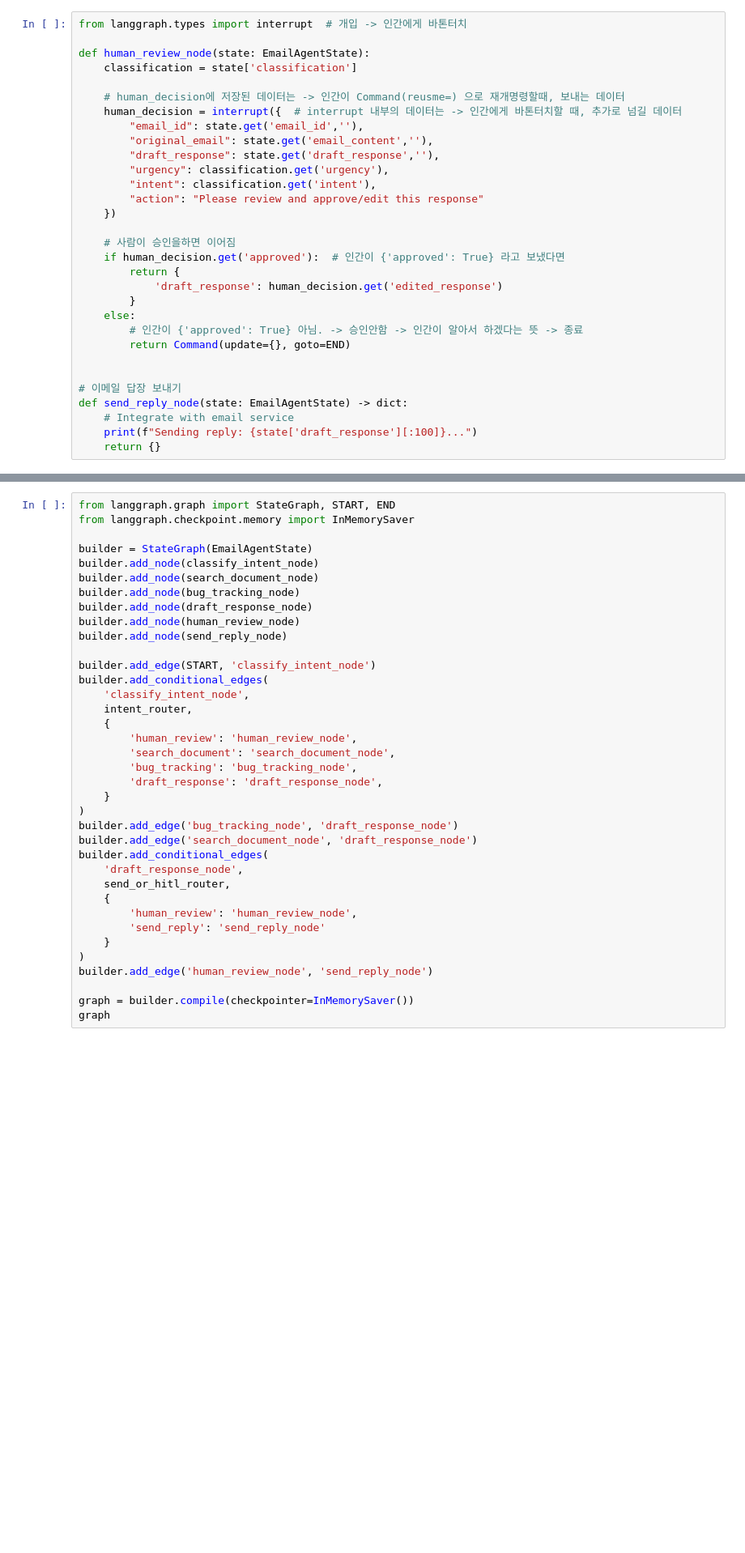
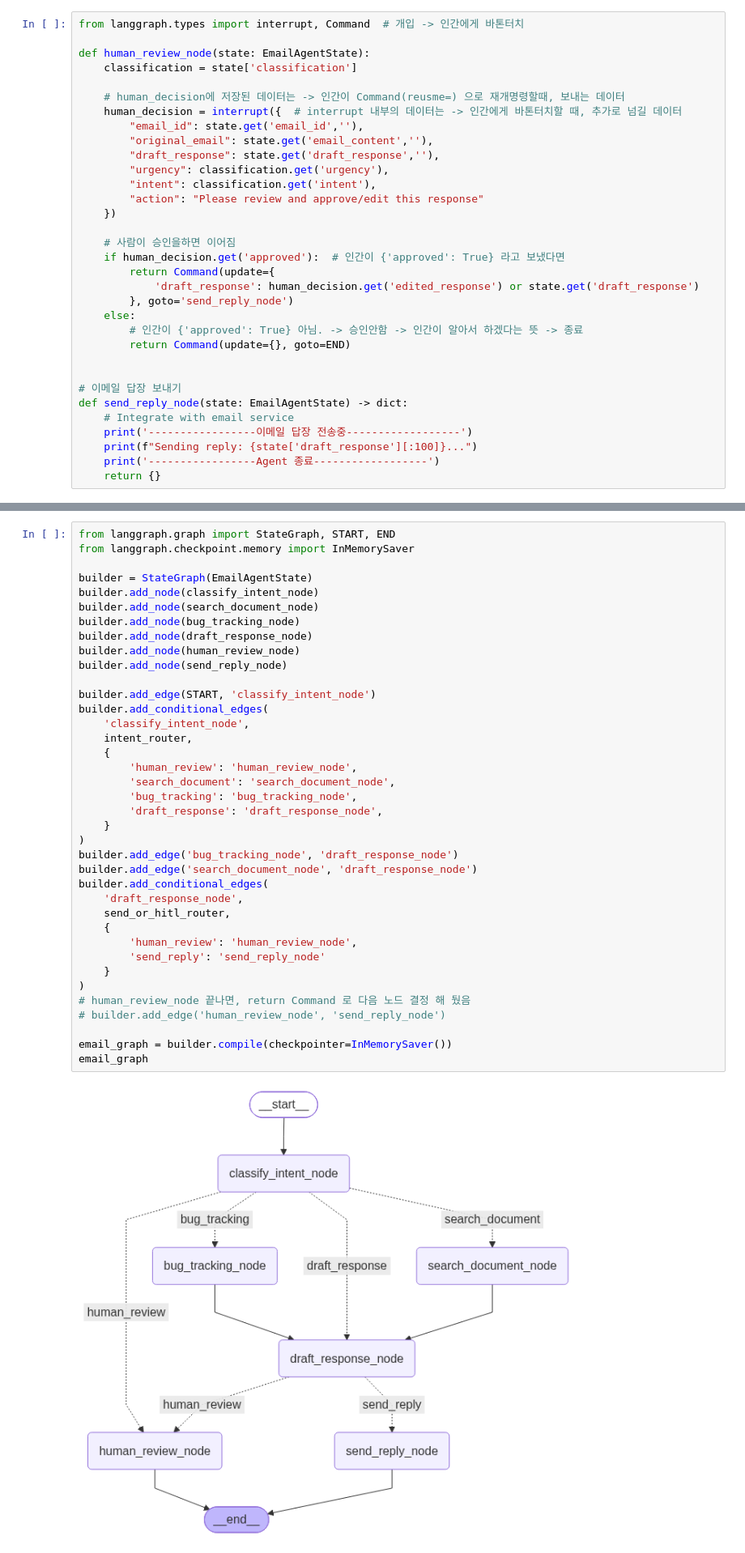
Before and after one commit to verba-neo/gaida-3, a Jupyter notebook: 04-langchain/05_plan_build.ipynb, the cells around one changed output, grey strips where cells are left out. Shown at 81% size. Cells and saved outputs as stored; diff of their text form; blank space fills up the shorter version.

```diff
--- a/04-langchain/05_plan_build.ipynb
+++ b/04-langchain/05_plan_build.ipynb
@@ -300,7 +302,7 @@ def send_or_hitl_router(state: EmailAgentState):
     else:
         return 'send_reply'
 # %%
-from langgraph.types import interrupt  # 개입 -> 인간에게 바톤터치
+from langgraph.types import interrupt, Command  # 개입 -> 인간에게 바톤터치
 
 def human_review_node(state: EmailAgentState):
     classification = state['classification']
@@ -317,9 +319,9 @@ def human_review_node(state: EmailAgentState):
 
     # 사람이 승인을하면 이어짐
     if human_decision.get('approved'):  # 인간이 {'approved': True} 라고 보냈다면
-        return {
-            'draft_response': human_decision.get('edited_response')
-        }
+        return Command(update={
+            'draft_response': human_decision.get('edited_response') or state.get('draft_response')
+        }, goto='send_reply_node')
     else:
         # 인간이 {'approved': True} 아님. -> 승인안함 -> 인간이 알아서 하겠다는 뜻 -> 종료
         return Command(update={}, goto=END)
@@ -328,5 +330,7 @@ def human_review_node(state: EmailAgentState):
 # 이메일 답장 보내기
 def send_reply_node(state: EmailAgentState) -> dict:
     # Integrate with email service
+    print('-----------------이메일 답장 전송중------------------')
     print(f"Sending reply: {state['draft_response'][:100]}...")
+    print('-----------------Agent 종료------------------')
     return {}
@@ -354,33 +343,36 @@ from langgraph.checkpoint.memory import InMemorySaver
 builder = StateGraph(EmailAgentState)
 builder.add_node(classify_intent_node)
 builder.add_node(search_document_node)
 builder.add_node(bug_tracking_node)
 builder.add_node(draft_response_node)
 builder.add_node(human_review_node)
 builder.add_node(send_reply_node)
 
 builder.add_edge(START, 'classify_intent_node')
 builder.add_conditional_edges(
     'classify_intent_node',
     intent_router,
     {
         'human_review': 'human_review_node',
         'search_document': 'search_document_node',
         'bug_tracking': 'bug_tracking_node',
         'draft_response': 'draft_response_node',
     }
 )
 builder.add_edge('bug_tracking_node', 'draft_response_node')
 builder.add_edge('search_document_node', 'draft_response_node')
 builder.add_conditional_edges(
     'draft_response_node',
     send_or_hitl_router,
     {
         'human_review': 'human_review_node',
         'send_reply': 'send_reply_node'
     }
 )
-builder.add_edge('human_review_node', 'send_reply_node')
+# human_review_node 끝나면, return Command 로 다음 노드 결정 해 뒀음
+# builder.add_edge('human_review_node', 'send_reply_node')
 
-graph = builder.compile(checkpointer=InMemorySaver())
-graph
+email_graph = builder.compile(checkpointer=InMemorySaver())
+email_graph
+# %% [output]
+[figure, added]
```
Also changed, not shown: parts of 11 cells of this notebook.
